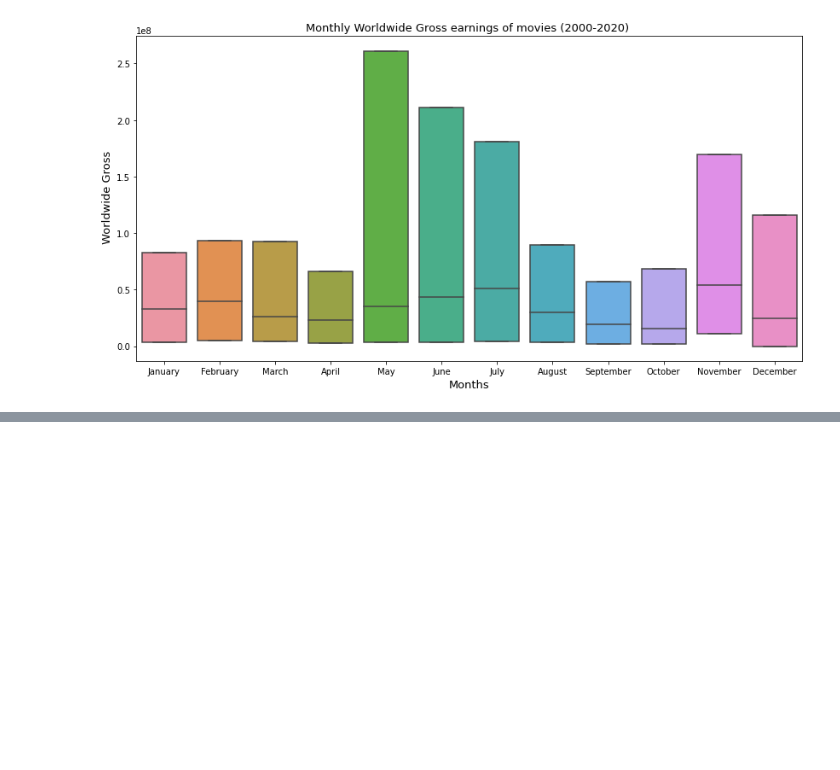
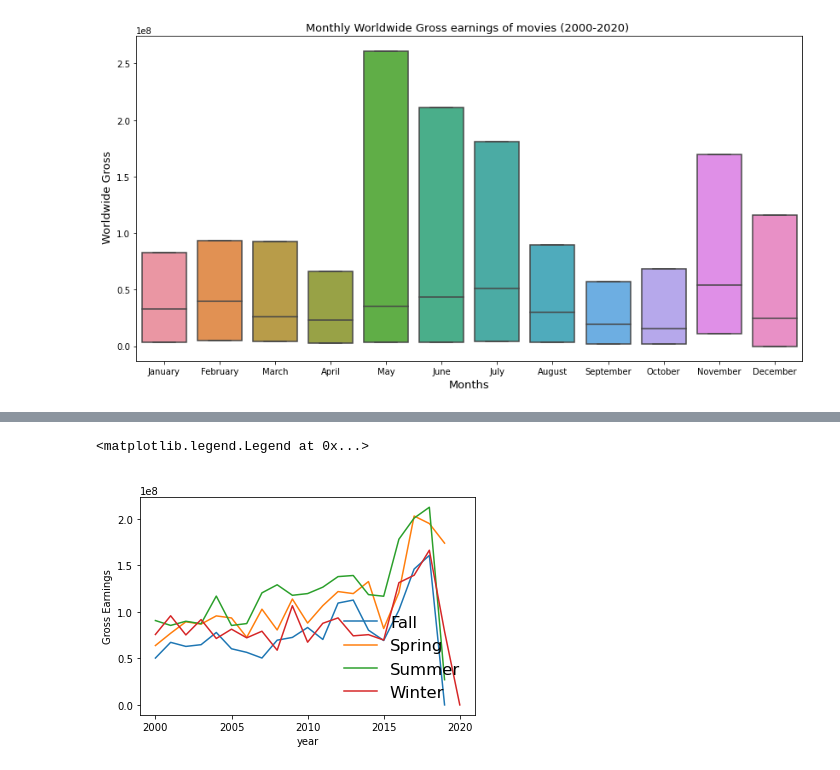
Before and after one commit to racday/ai-capstone, a Jupyter notebook: index.ipynb, the cells around one changed output, grey strips where cells are left out. Cells and saved outputs as stored; diff of their text form; code cells hidden in the pictures; blank space fills up the shorter version.

```diff
--- a/index.ipynb
+++ b/index.ipynb
@@ -538,0 +601,4 @@ Text(0.5, 1.0, 'Monthly Worldwide Gross earnings of movies (2000-2020) ')
+# %%
+#Analysis of Gross earnings of movies and season over the last 2 decades
+season_gross = (tn_df.groupby(["year","season"])['worldwide_gross'].mean()).sort_values(ascending = False)
+season_gross.head()
@@ -538,0 +613,10 @@ Text(0.5, 1.0, 'Monthly Worldwide Gross earnings of movies (2000-2020) ')
+# %%
+#fig = plt.figure(figsize=(20,7))
+fig = season_gross.unstack().plot(kind = "line")
+sns.set_context("talk")
+plt.title("Release season/Year - Gross Earnings", fontsize = 15, color="white")
+plt.ylabel("Gross Earnings")
+fig.legend(loc="lower right", frameon=False)
+# %% [output]
+<matplotlib.legend.Legend at 0x...>
+[figure, added]
```
Also changed, not shown: parts of 21 cells of this notebook.
